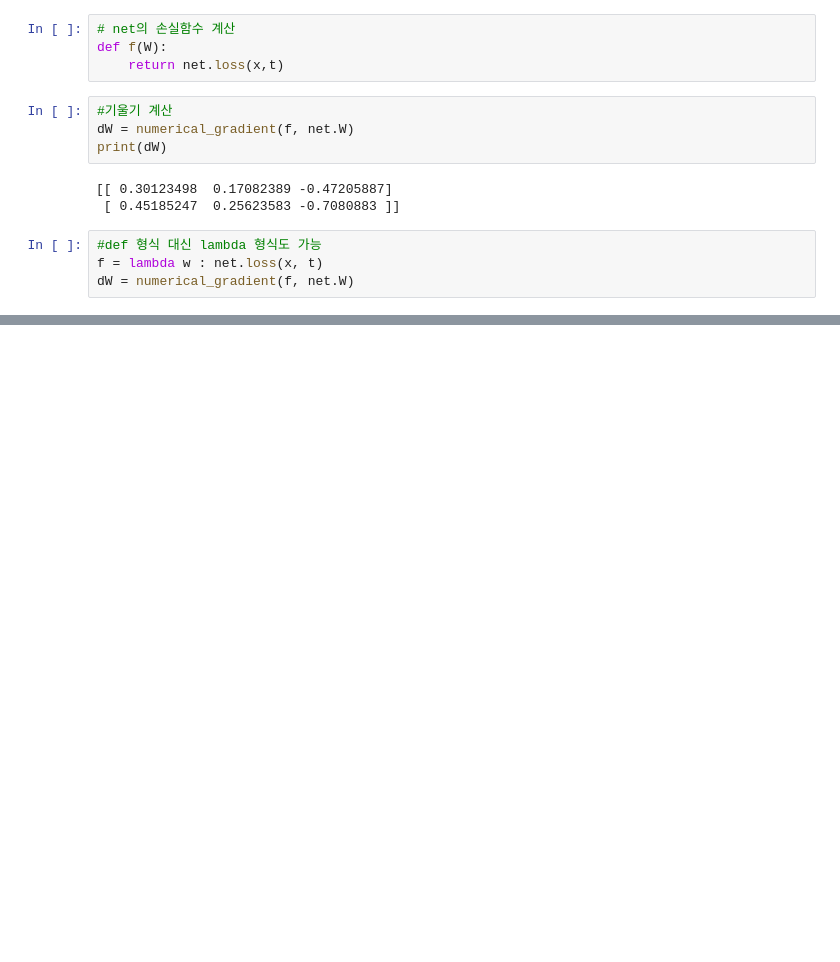
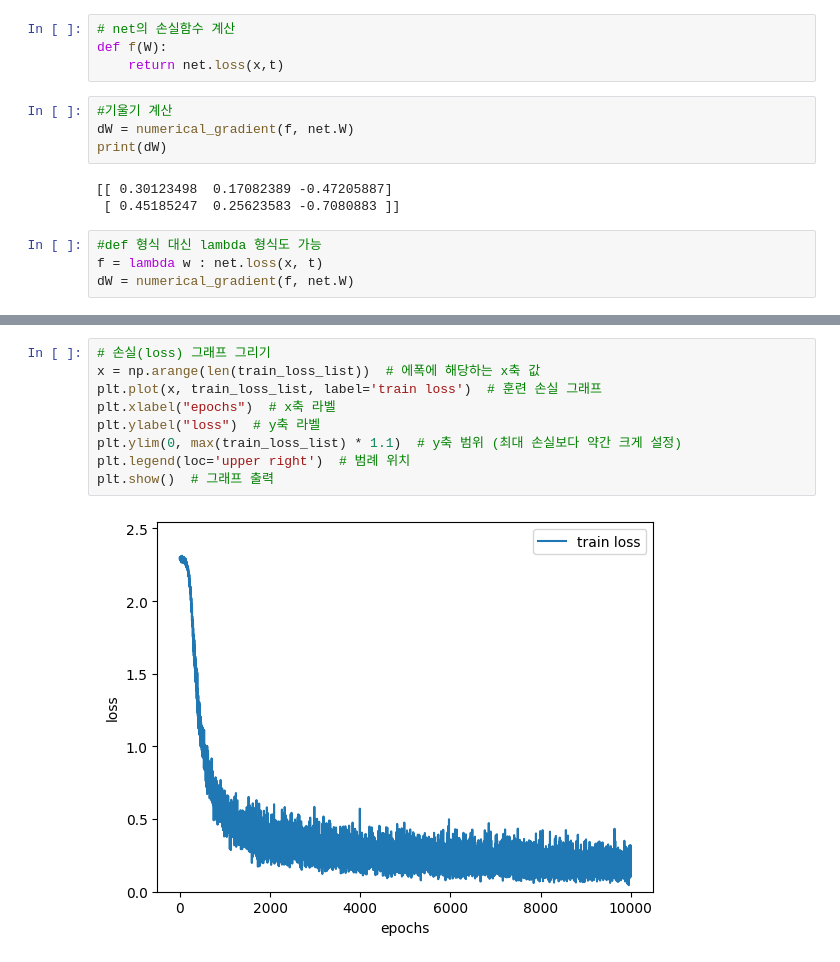
Before and after one commit to sunohk/deeplearning_from_scratch, a Jupyter notebook: ch04/신경망_학습.ipynb, the cells around one changed output, grey strips where cells are left out. Saved outputs shown, nothing was run; the diff lists cells and outputs as text; blank space fills up the shorter version.

```diff
--- a/ch04/신경망_학습.ipynb
+++ b/ch04/신경망_학습.ipynb
@@ -440,0 +586,11 @@ dW = numerical_gradient(f, net.W)
+# %%
+# 손실(loss) 그래프 그리기
+x = np.arange(len(train_loss_list))  # 에폭에 해당하는 x축 값
+plt.plot(x, train_loss_list, label='train loss')  # 훈련 손실 그래프
+plt.xlabel("epochs")  # x축 라벨
+plt.ylabel("loss")  # y축 라벨
+plt.ylim(0, max(train_loss_list) * 1.1)  # y축 범위 (최대 손실보다 약간 크게 설정)
+plt.legend(loc='upper right')  # 범례 위치
+plt.show()  # 그래프 출력
+# %% [output]
+[figure, added]
```
Also changed, not shown: parts of 4 cells of this notebook, 2 other files.
